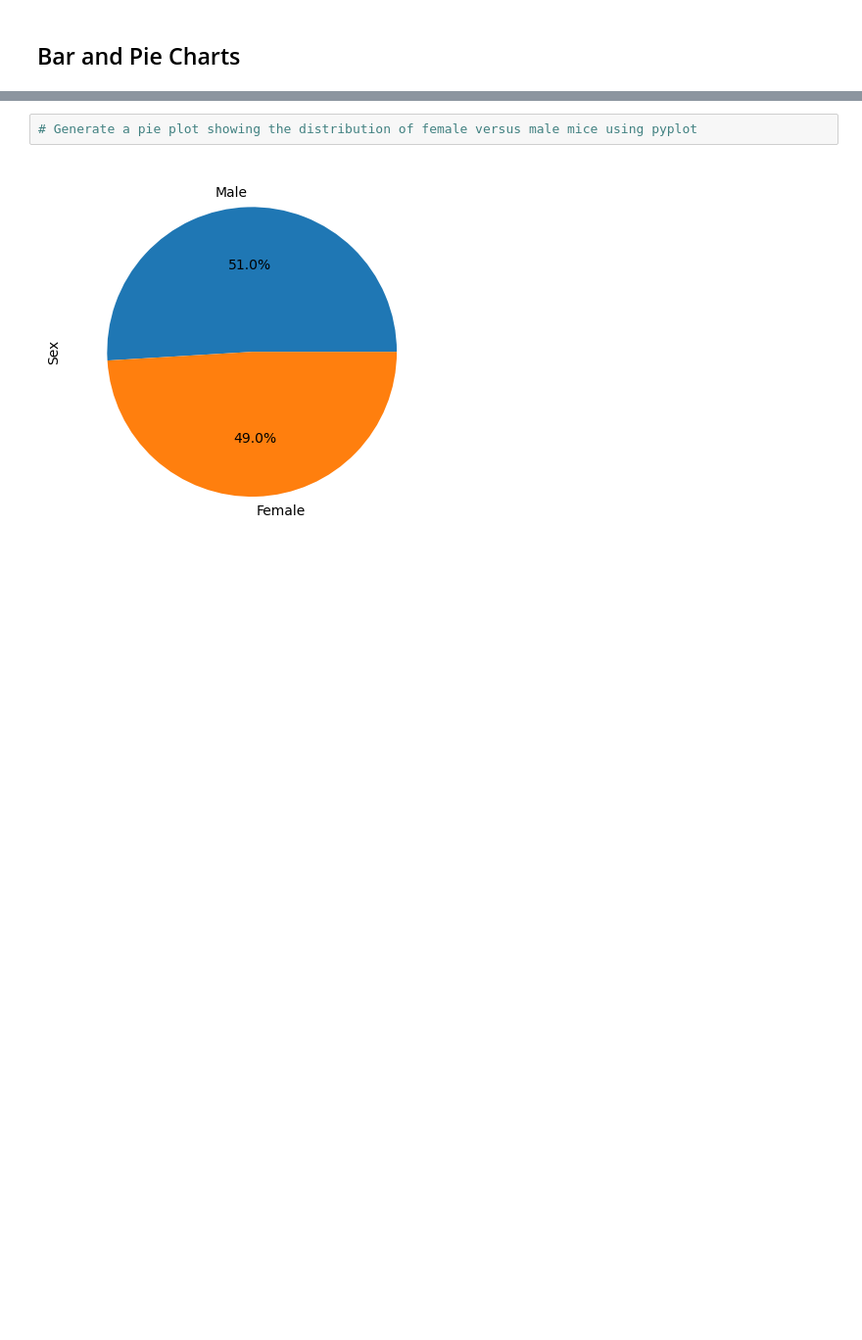
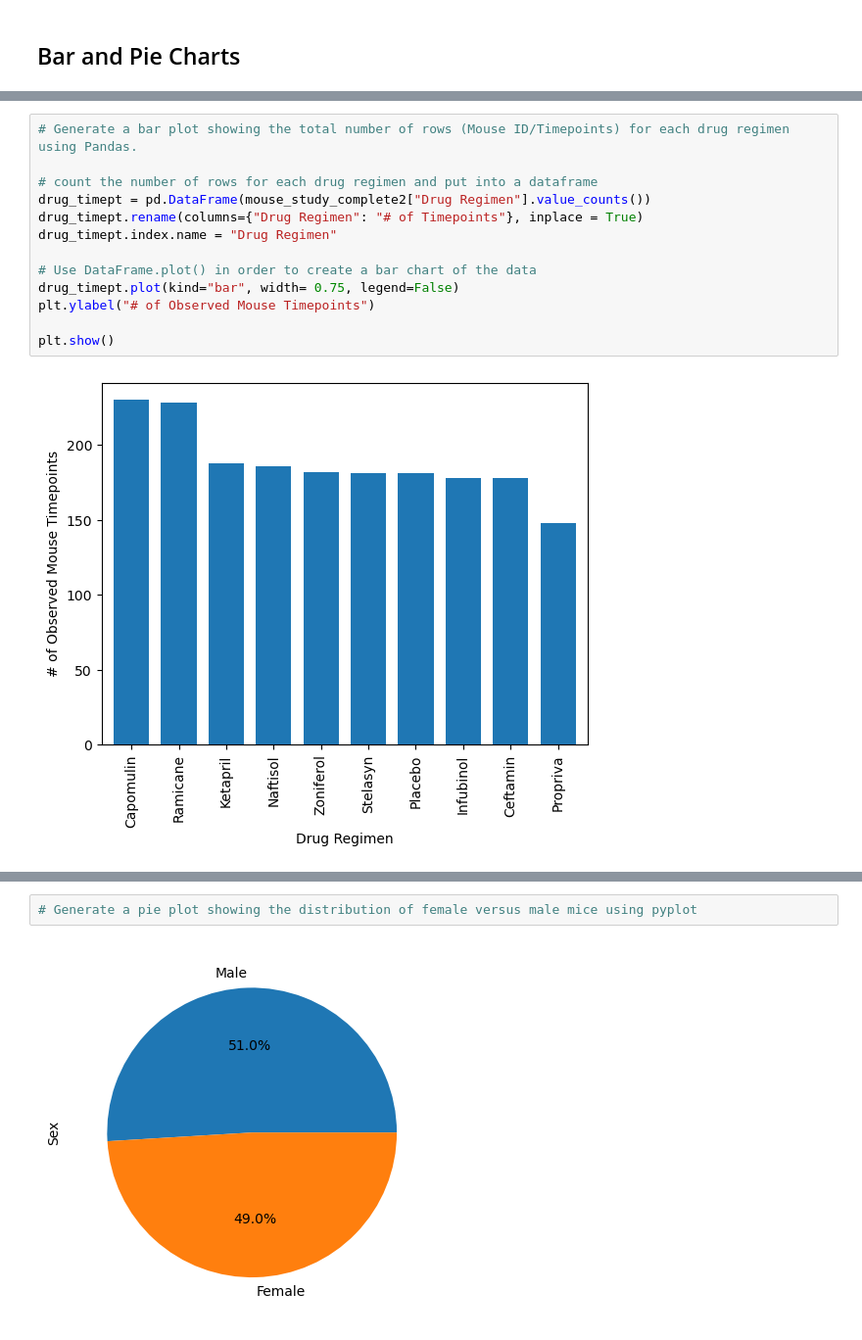
Before and after one commit to AleidvdZ/Module_5_Pymaceuticals, a Jupyter notebook: Pymaceuticals_AvdZ.ipynb, the cells around one changed output, grey strips where cells are left out. Shown at 98% size. Saved outputs shown, nothing was run; the diff lists cells and outputs as text; blank space fills up the shorter version.

```diff
--- a/Pymaceuticals_AvdZ.ipynb
+++ b/Pymaceuticals_AvdZ.ipynb
@@ -173,0 +179,15 @@ SEM.head()
+# %%
+# Generate a bar plot showing the total number of rows (Mouse ID/Timepoints) for each drug regimen using Pandas.
+
+# count the number of rows for each drug regimen and put into a dataframe
+drug_timept = pd.DataFrame(mouse_study_complete2["Drug Regimen"].value_counts())
+drug_timept.rename(columns={"Drug Regimen": "# of Timepoints"}, inplace = True)
+drug_timept.index.name = "Drug Regimen"
+
+# Use DataFrame.plot() in order to create a bar chart of the data
+drug_timept.plot(kind="bar", width= 0.75, legend=False)
+plt.ylabel("# of Observed Mouse Timepoints")
+
+plt.show()
+# %% [output]
+[figure, added]
```
Also changed, not shown: parts of 8 cells of this notebook.
